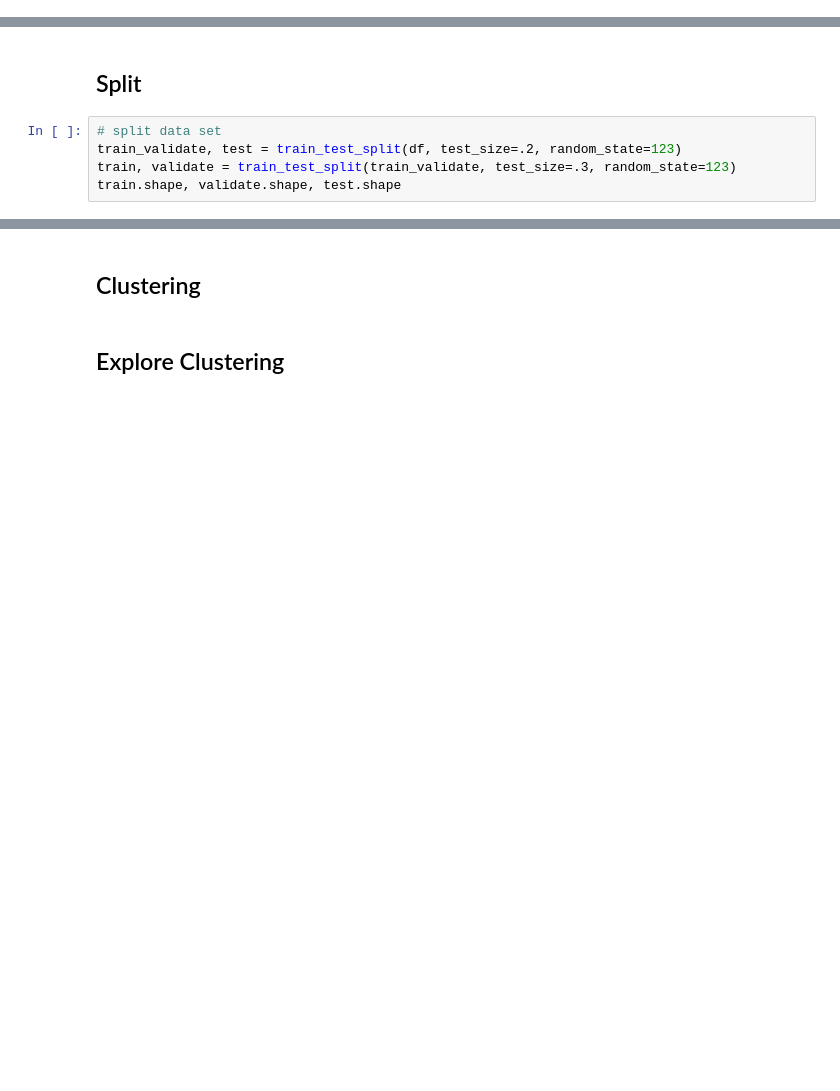
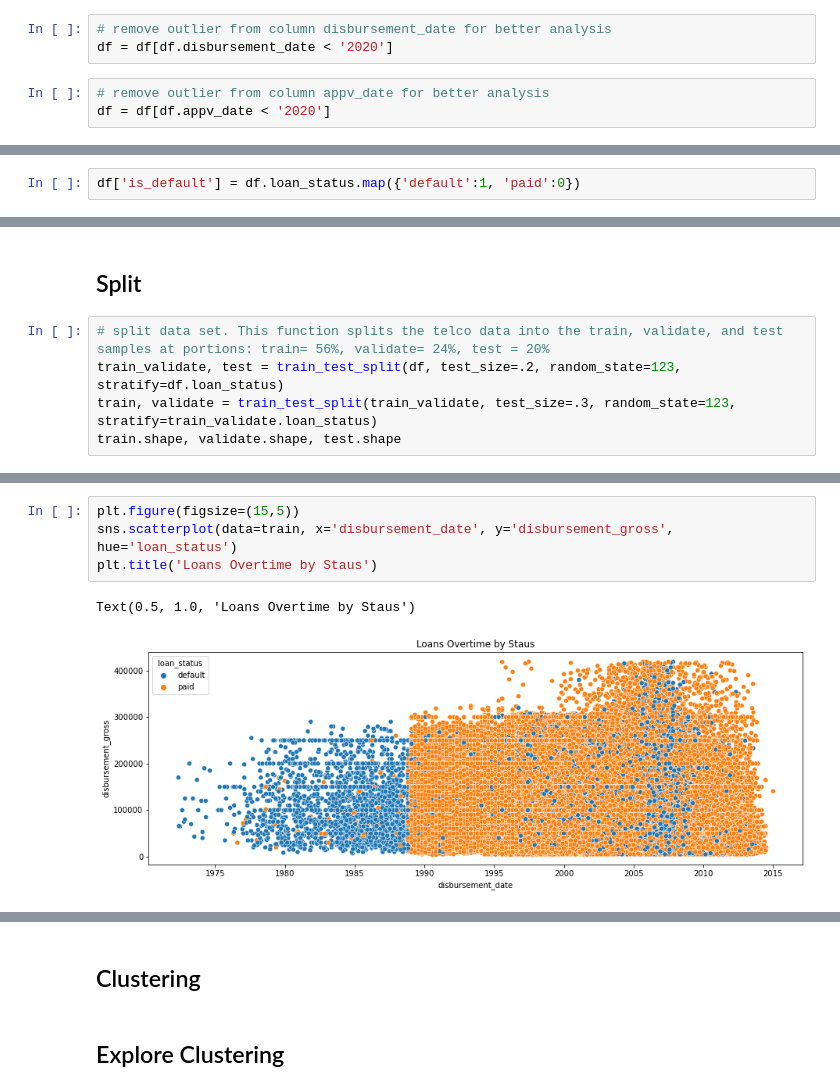
Before and after one commit to kanieladenis/individual_project, a Jupyter notebook: individual_project_sba_loans_working_copy.ipynb, the cells around one changed output, grey strips where cells are left out. Cells and saved outputs as stored; diff of their text form; blank space fills up the shorter version.

```diff
--- a/individual_project_sba_loans_working_copy.ipynb
+++ b/individual_project_sba_loans_working_copy.ipynb
@@ -417,0 +443,6 @@ df.head()
+# %%
+# remove outlier from column disbursement_date for better analysis
+df = df[df.disbursement_date < '2020']
+# %%
+# remove outlier from column appv_date for better analysis
+df = df[df.appv_date < '2020']
@@ -571,6 +598,8 @@ df['monthly_debt'] = round((df.appv_loan_amount / df.term), 2)
 # %%
 # create column for jobs count by adding job created and jobs retained
 df['jobs_count'] = (df.jobs_created + df.jobs_retained)
+# %%
+df['is_default'] = df.loan_status.map({'default':1, 'paid':0})
 # %%
 df.shape
 # %% [output]
@@ -580,8 +609,8 @@ df.shape
 # %% [markdown]
 ## Split
 # %%
-# split data set
-train_validate, test = train_test_split(df, test_size=.2, random_state=123)
-train, validate = train_test_split(train_validate, test_size=.3, random_state=123)
+# split data set. This function splits the telco data into the train, validate, and test samples at portions: train= 56%, validate= 24%, test = 20%
+train_validate, test = train_test_split(df, test_size=.2, random_state=123, stratify=df.loan_status)
+train, validate = train_test_split(train_validate, test_size=.3, random_state=123, stratify=train_validate.loan_status)
 train.shape, validate.shape, test.shape
 # %% [output]
@@ -628,0 +683,7 @@ Text(0.5, 1.0, 'Loan by Term in Months')
+# %%
+plt.figure(figsize=(15,5))
+sns.scatterplot(data=train, x='disbursement_date', y='disbursement_gross', hue='loan_status')
+plt.title('Loans Overtime by Staus')
+# %% [output]
+Text(0.5, 1.0, 'Loans Overtime by Staus')
+[figure, added]
```
Also changed, not shown: parts of 83 cells of this notebook.
